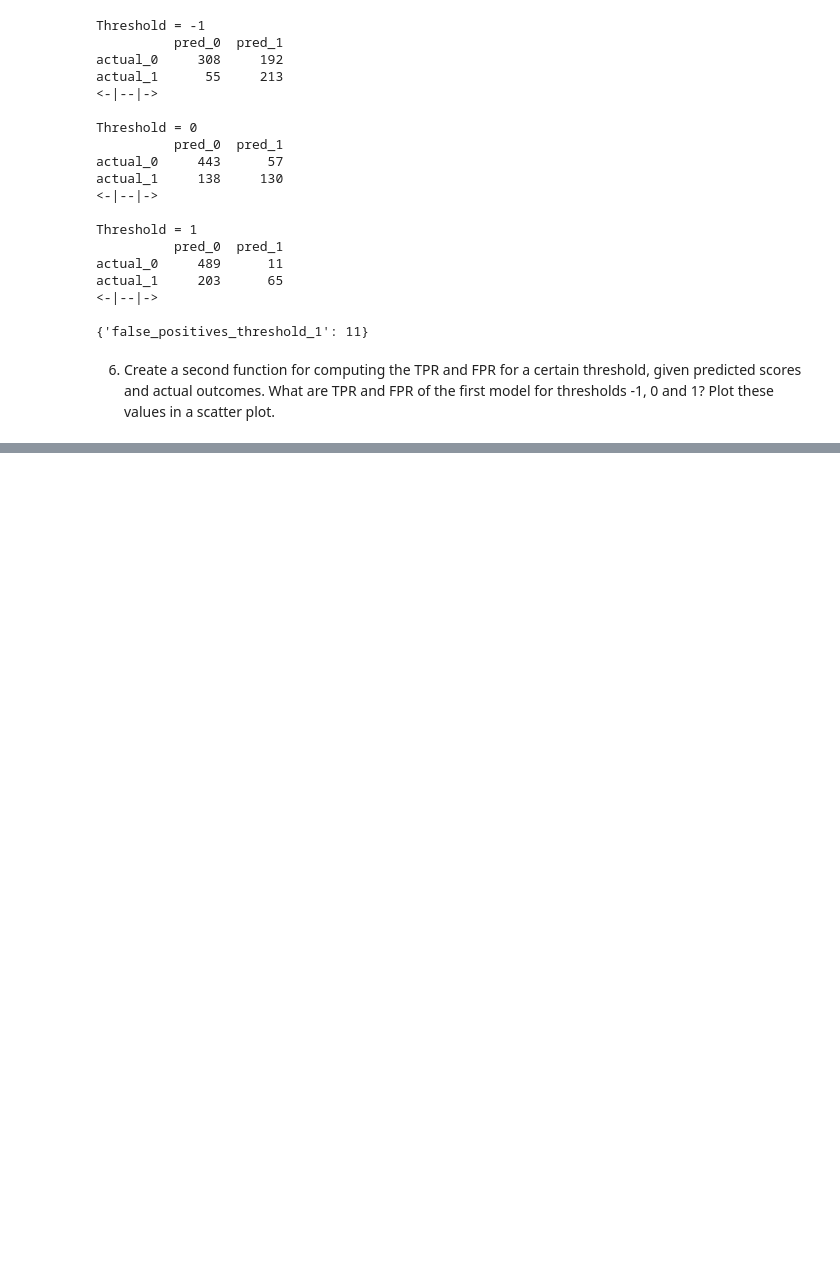
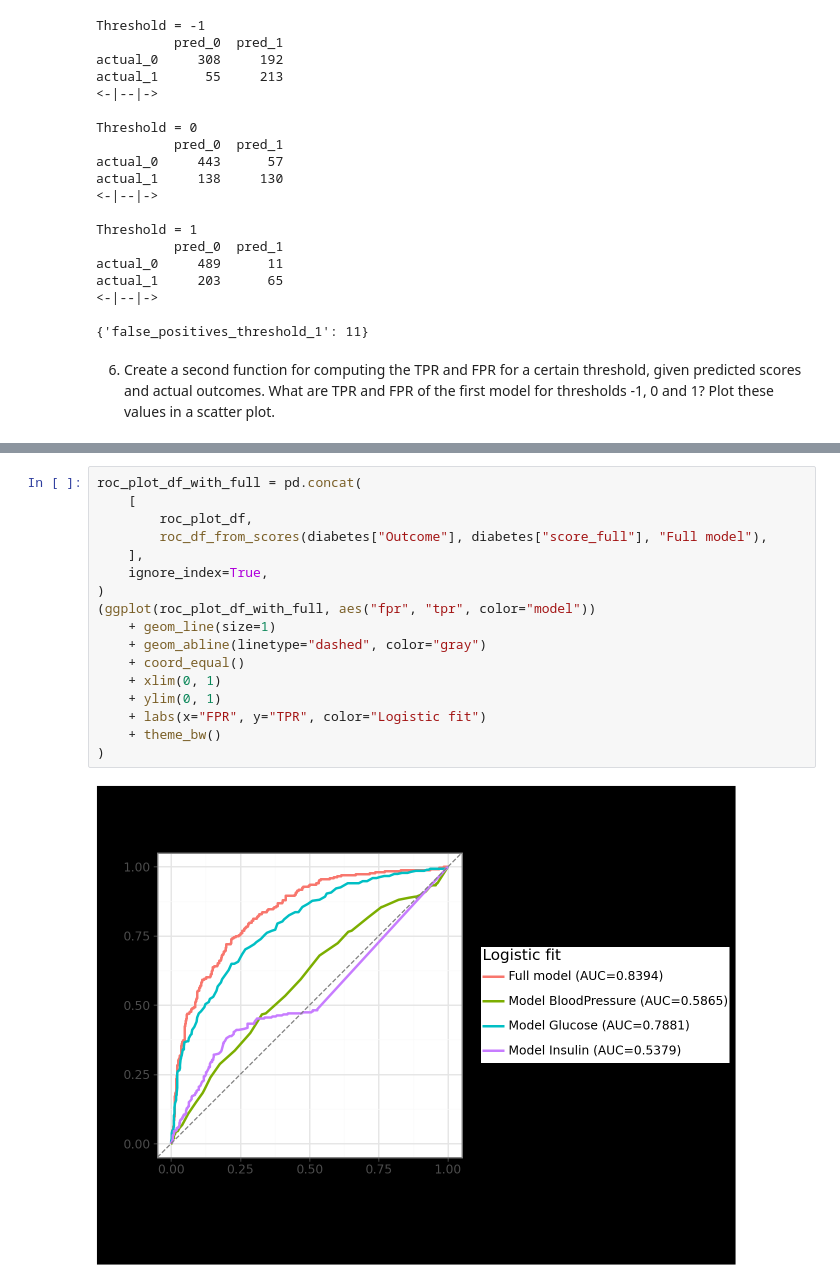
Before and after one commit to areiljan/DataScience, a Jupyter notebook: EX11/11.ipynb, the cells around one changed output, grey strips where cells are left out. Drawn from its saved outputs; the diff is of its cells as text; blank space fills up the shorter version.

```diff
--- a/EX11/11.ipynb
+++ b/EX11/11.ipynb
@@ -180,0 +279,19 @@ dt = pd.concat(resulting_tpr_fpr, ignore_index=True)
+# %%
+roc_plot_df_with_full = pd.concat(
+    [
+        roc_plot_df,
+        roc_df_from_scores(diabetes["Outcome"], diabetes["score_full"], "Full model"),
+    ],
+    ignore_index=True,
+)
+(ggplot(roc_plot_df_with_full, aes("fpr", "tpr", color="model"))
+    + geom_line(size=1)
+    + geom_abline(linetype="dashed", color="gray")
+    + coord_equal()
+    + xlim(0, 1)
+    + ylim(0, 1)
+    + labs(x="FPR", y="TPR", color="Logistic fit")
+    + theme_bw()
+)
+# %% [output]
+[figure, added]
```
Also changed, not shown: parts of 12 cells of this notebook.
